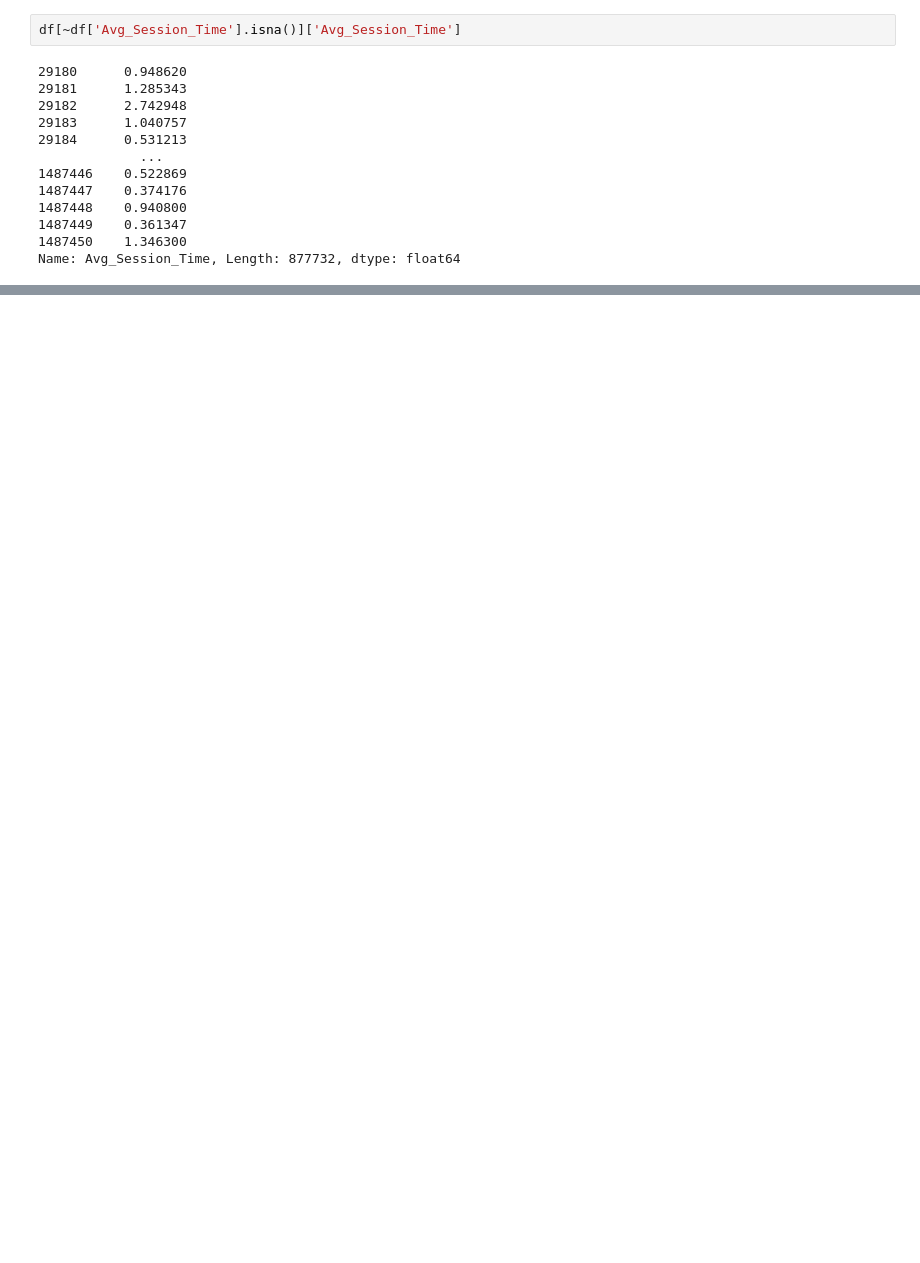
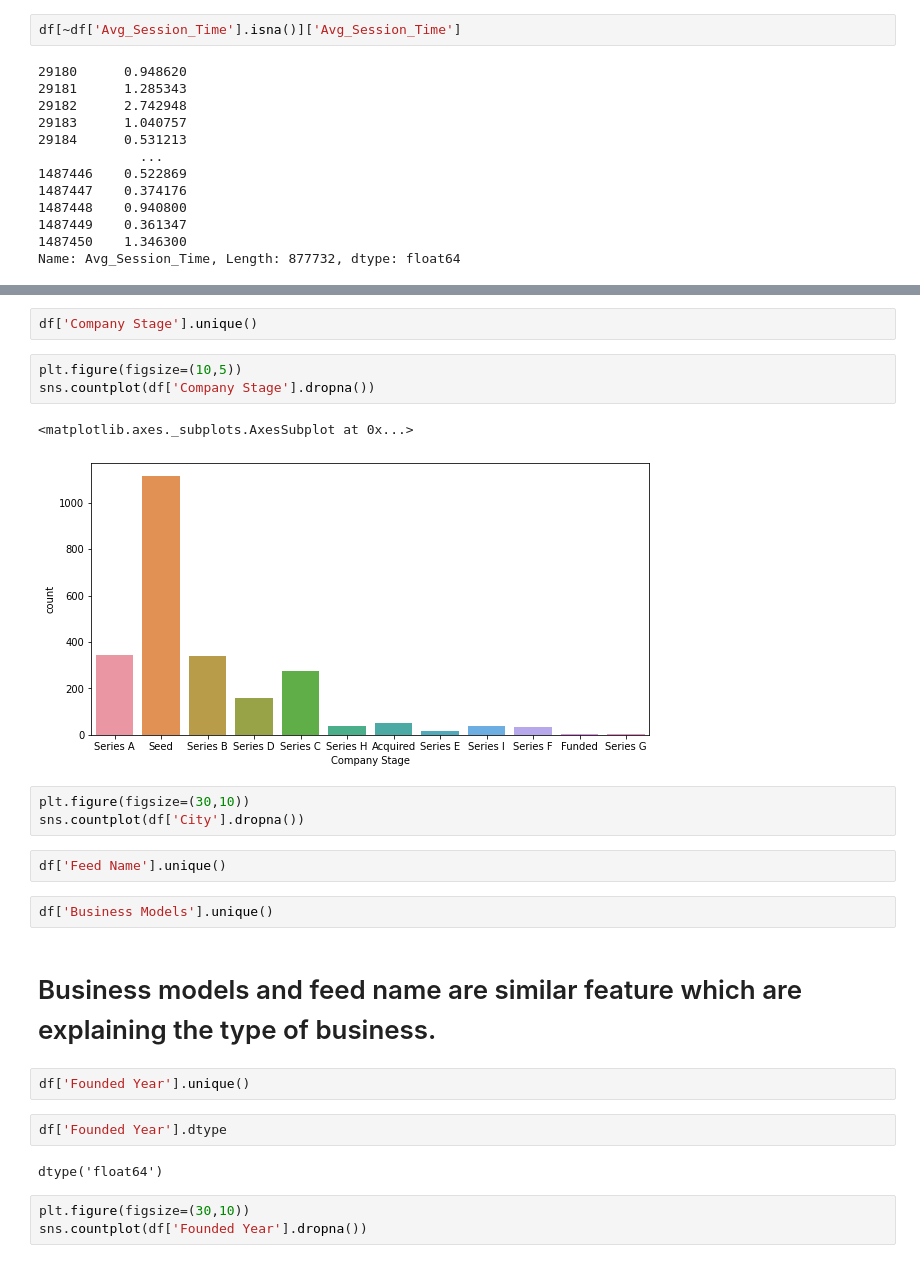
Before and after one commit to rohan-dot/Startups-Funding, a Jupyter notebook: Rohan_Datta_Purkayastha_Team_4_Startup_Funding_Prediction_Capstone_Project.ipynb, the cells around one changed output, grey strips where cells are left out. Cells and saved outputs as stored; diff of their text form; blank space fills up the shorter version.

```diff
--- a/Rohan_Datta_Purkayastha_Team_4_Startup_Funding_Prediction_Capstone_Project.ipynb
+++ b/Rohan_Datta_Purkayastha_Team_4_Startup_Funding_Prediction_Capstone_Project.ipynb
@@ -252,0 +217,26 @@ sns.kdeplot(df['Avg_Session_Time'].dropna())
+# %%
+df['Company Stage'].unique()
+# %%
+plt.figure(figsize=(10,5))
+sns.countplot(df['Company Stage'].dropna())
+# %% [output]
+<matplotlib.axes._subplots.AxesSubplot at 0x...>
+[figure, added]
+# %%
+plt.figure(figsize=(30,10))
+sns.countplot(df['City'].dropna())
+# %%
+df['Feed Name'].unique()
+# %%
+df['Business Models'].unique()
+# %% [markdown]
+# Business models and feed name are similar feature which are explaining the type of business.
+# %%
+df['Founded Year'].unique()
+# %%
+df['Founded Year'].dtype
+# %% [output]
+dtype('float64')
+# %%
+plt.figure(figsize=(30,10))
+sns.countplot(df['Founded Year'].dropna())
```
Also changed, not shown: parts of 27 cells of this notebook.
